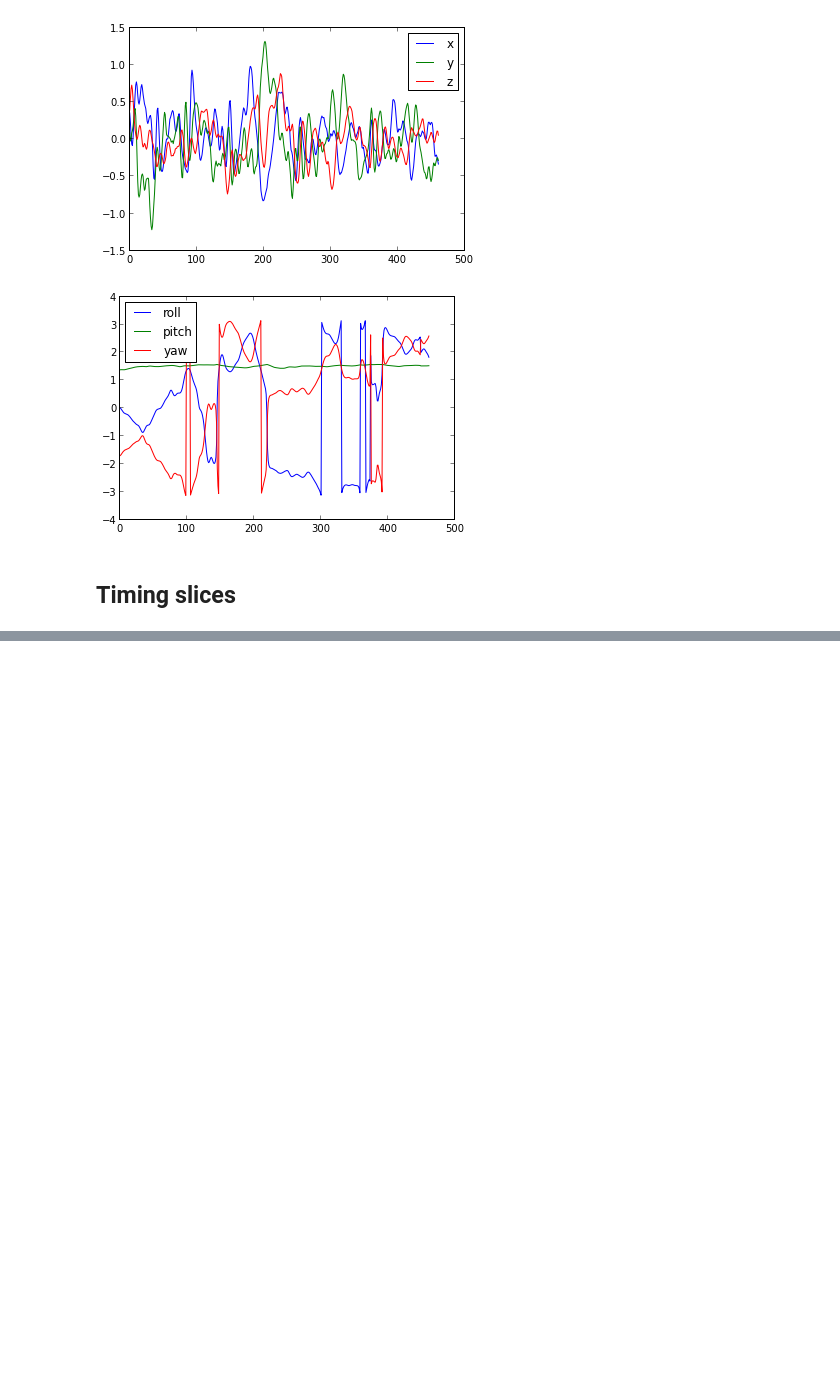
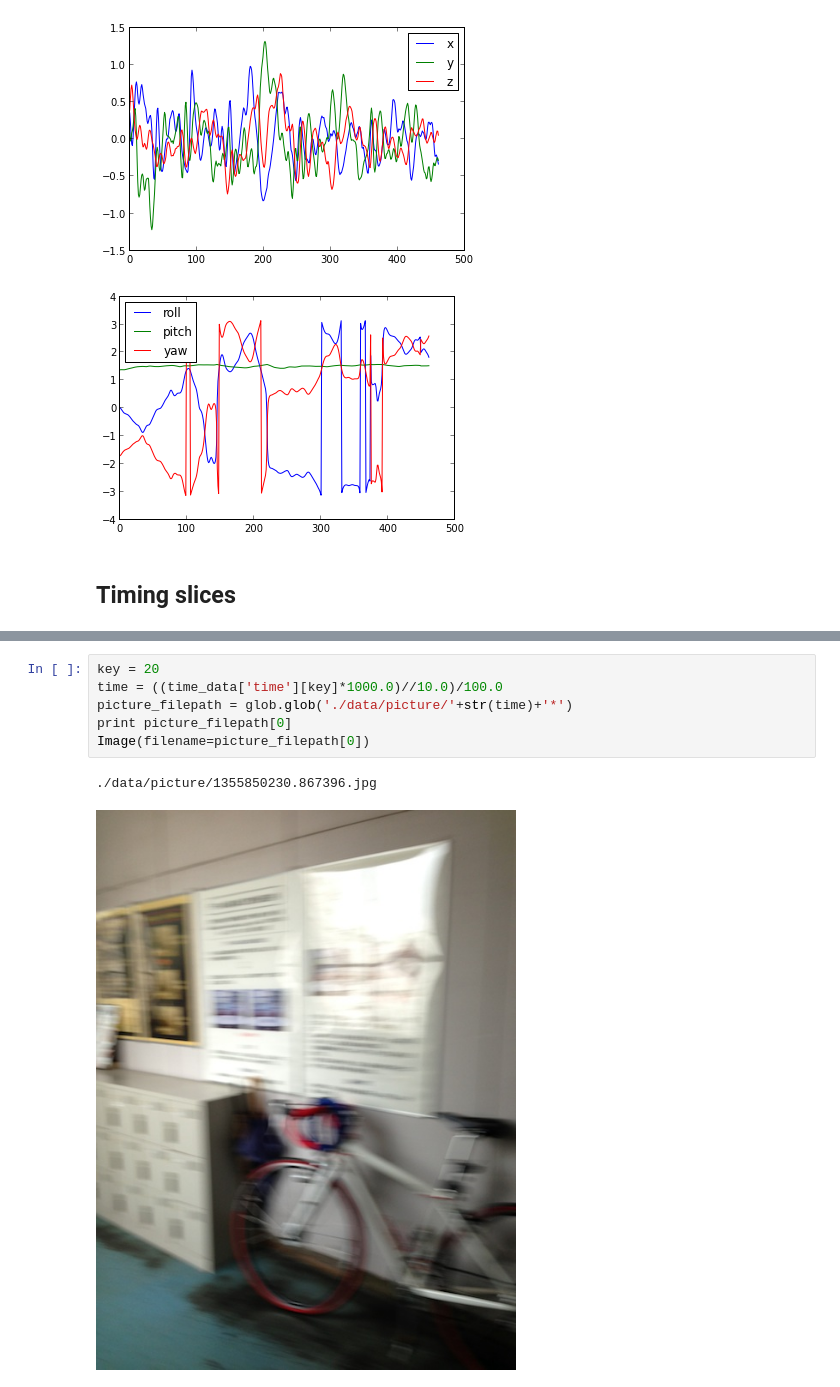
Before and after one commit to shoya140/blur-detector, a Jupyter notebook: ClassyfySensorData.ipynb, the cells around one changed output, grey strips where cells are left out. Cells and saved outputs as stored; diff of their text form; blank space fills up the shorter version.

```diff
--- a/ClassyfySensorData.ipynb
+++ b/ClassyfySensorData.ipynb
@@ -70,0 +111,9 @@ for time in time_data['time']:
+# %%
+key = 20
+time = ((time_data['time'][key]*1000.0)//10.0)/100.0
+picture_filepath = glob.glob('./data/picture/'+str(time)+'*')
+print picture_filepath[0]
+Image(filename=picture_filepath[0])
+# %% [output]
+./data/picture/1355850230.867396.jpg
+[figure, added]
```
Also changed, not shown: parts of 3 cells of this notebook, 1 other file.
